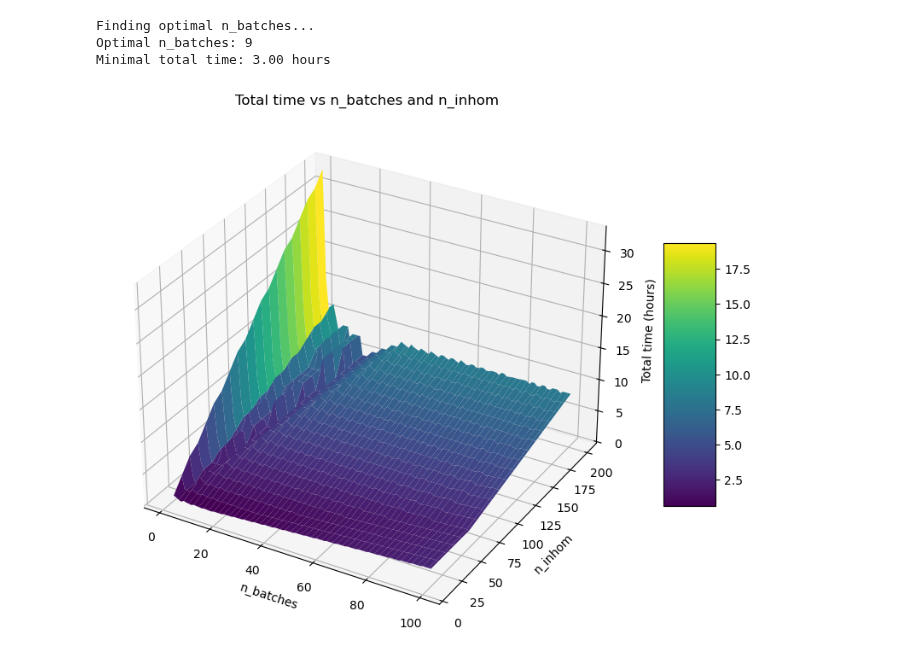
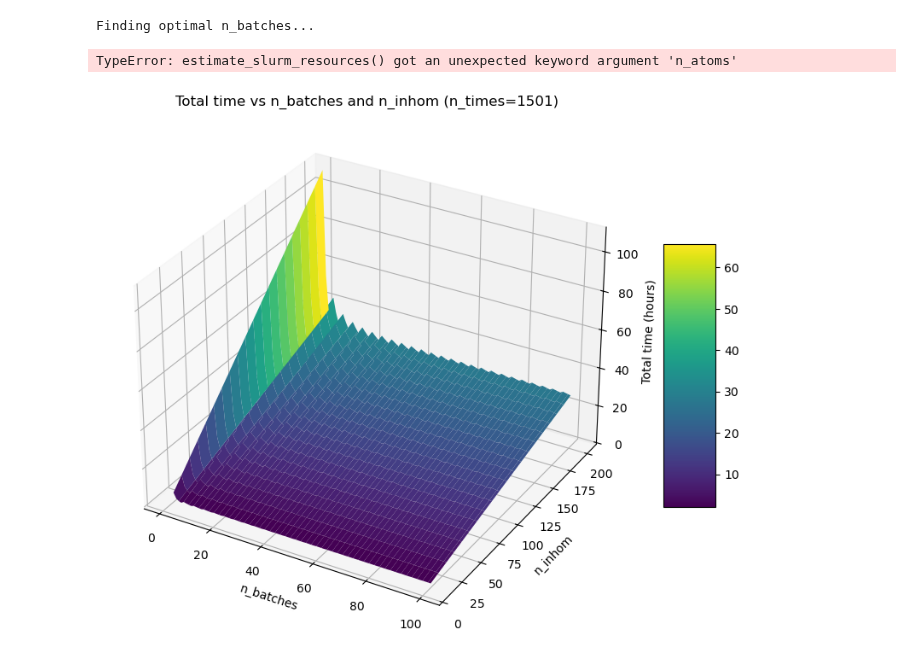
Before and after one commit to LBPhysics/2025_master_thesis_python_leopold_bodamer, a Jupyter notebook: notebooks/test_Slurm_ressources.ipynb, the cells around one changed output. Saved outputs shown, nothing was run; the diff lists cells and outputs as text; code cells hidden in the pictures.

```diff
--- a/notebooks/test_Slurm_ressources.ipynb
+++ b/notebooks/test_Slurm_ressources.ipynb
@@ -44,13 +63,19 @@ class MockSim:
 # %%
 test_cases = [
-    ('Currently i want to simulate: 2D (n_times=600) ME, 1 atom, length of times approx 1000', MockSim(ode_solver="ME", n_atoms=1, len_t=1000), 50, 600, 72),
+    ('1-atom ME monomer 2D spectroscopy, n_inhom=1, n_times=1501, n_batches=10', MockSim(ode_solver="ME", n_atoms=1), 1, 1501, 10),
+    ('1-atom ME monomer 2D spectroscopy, n_inhom=100, n_times=1501, n_batches=50', MockSim(ode_solver="ME", n_atoms=1), 100, 1501, 50),
+    ('1-atom BR monomer 2D spectroscopy, n_inhom=1, n_times=1501, n_batches=10', MockSim(ode_solver="BR", n_atoms=1), 1, 1501, 10),
+    ('1-atom BR monomer 2D spectroscopy, n_inhom=50, n_times=1501, n_batches=5', MockSim(ode_solver="BR", n_atoms=1), 50, 1501, 5),
+    ('2-atom ME dimer 2D spectroscopy, n_inhom=1, n_times=1501, n_batches=4', MockSim(ode_solver="ME", n_atoms=2), 1, 1501, 4),
+    ('2-atom BR dimer 2D spectroscopy, n_inhom=1, n_times=1501, n_batches=2', MockSim(ode_solver="BR", n_atoms=2), 1, 1501, 2),
+    ('6-atom BR dimer 2D spectroscopy, n_inhom=1, n_times=1501, n_batches=2', MockSim(ode_solver="BR", n_atoms=6), 1, 1501, 2),
 ]
 # %%
 # Run tests
 print("SLURM Resource Estimation Test Results")
 print("=" * 60)
 for desc, sim, n_inhom, n_times, n_batches in test_cases:
-    mem, time = estimate_slurm_resources(sim, n_inhom, n_times, n_batches)
+    mem, time = estimate_slurm_resources(n_inhom, n_times, n_batches, workers=sim.simulation_config.max_workers, N_dim=sim.system.dimension(), solver=sim.simulation_config.ode_solver)
     combos = n_times * n_inhom
     combos_per_batch = combos // n_batches
     print(f"{desc}:")
@@ -68,17 +104,9 @@ Currently i want to simulate: 2D (n_times=600) ME, 1 atom, length of times appro
+# %%
+def parse_time_to_seconds(time_str: str) -> float:
+    """Parse HH:MM:SS string to total seconds."""
+    h, m, s = map(int, time_str.split(':'))
+    return h * 3600 + m * 60 + s
 # %%
-import math
-
-def parse_time_to_seconds(time_str: str) -> float:
-    """Parse SLURM time string to seconds."""
-    if '-' in time_str:
-        days, rest = time_str.split('-')
-        days = int(days)
-        h, m, s = map(int, rest.split(':'))
-    else:
-        days = 0
-        h, m, s = map(int, time_str.split(':'))
-    return days * 86400 + h * 3600 + m * 60 + s
-
 def find_optimal_n_batches(sim, n_inhom: int, n_times: int) -> tuple[int, float]:
     """Find the optimal number of batches to minimize total time, considering max 4 parallel jobs."""
     combos = n_times * n_inhom
@@ -88,7 +116,7 @@ def find_optimal_n_batches(sim, n_inhom: int, n_times: int) -> tuple[int, float]
     # Loop over possible n_batches (limit to reasonable range for performance)
     max_batches = min(combos, 1000)  # Cap at 1000 to avoid long loops
     for n_batches in range(1, max_batches + 1):
-        mem, time_str = estimate_slurm_resources(sim, n_inhom, n_times, n_batches)
+        mem, time_str = estimate_slurm_resources(n_inhom, n_times, n_batches, workers=sim.simulation_config.max_workers, N_dim=sim.system.dimension(), solver=sim.simulation_config.ode_solver, n_atoms=sim.system.n_atoms)
         time_per_batch = parse_time_to_seconds(time_str)
         parallel_groups = math.ceil(n_batches / 4)
         total_time = parallel_groups * time_per_batch
@@ -100,13 +128,12 @@ def find_optimal_n_batches(sim, n_inhom: int, n_times: int) -> tuple[int, float]
 
 # Test the optimal finder
 print("Finding optimal n_batches...")
-optimal_batches, min_time_seconds = find_optimal_n_batches(test_cases[0][1], 100, 600)
+optimal_batches, min_time_seconds = find_optimal_n_batches(test_cases[0][1], 100, 1501)
 print(f"Optimal n_batches: {optimal_batches}")
 print(f"Minimal total time: {min_time_seconds / 3600:.2f} hours")
 # %% [output]
 Finding optimal n_batches...
-Optimal n_batches: 9
-Minimal total time: 3.00 hours
+TypeError: estimate_slurm_resources() got an unexpected keyword argument 'n_atoms'
 # %%
 import numpy as np
 import matplotlib.pyplot as plt
@@ -115,38 +142,38 @@ from mpl_toolkits.mplot3d import Axes3D
 # Define ranges
 n_inhom_range = np.arange(10, 201, 10)  # 10 to 200, step 10
 n_batches_range = np.arange(1, 101, 1)  # 1 to 100
-n_times = 600
+n_times = 1501
 sim = test_cases[0][1]
 
 # Initialize Z array
 Z = np.zeros((len(n_inhom_range), len(n_batches_range)))
 
 # Compute total time for each combination
 for i, n_inhom in enumerate(n_inhom_range):
     combos = n_times * n_inhom
     max_n_batches = min(combos, 1000)
     for j, n_batches in enumerate(n_batches_range):
         if n_batches > max_n_batches:
             Z[i, j] = np.nan  # or skip
             continue
-        mem, time_str = estimate_slurm_resources(sim, n_inhom, n_times, n_batches)
+        mem, time_str = estimate_slurm_resources(n_inhom, n_times, n_batches, workers=sim.simulation_config.max_workers, N_dim=sim.system.dimension(), solver=sim.simulation_config.ode_solver, n_atoms=sim.system.n_atoms)
         time_per_batch = parse_time_to_seconds(time_str)
         parallel_groups = math.ceil(n_batches / 4)
         total_time = parallel_groups * time_per_batch
         Z[i, j] = total_time / 3600  # convert to hours
 
 # Create meshgrid
 X, Y = np.meshgrid(n_batches_range, n_inhom_range)
 
 # Plot 3D surface
 fig = plt.figure(figsize=(10, 8))
 ax = fig.add_subplot(111, projection='3d')
 surf = ax.plot_surface(X, Y, Z, cmap='viridis', edgecolor='none')
 ax.set_xlabel('n_batches')
 ax.set_ylabel('n_inhom')
 ax.set_zlabel('Total time (hours)')
-ax.set_title('Total time vs n_batches and n_inhom')
+ax.set_title('Total time vs n_batches and n_inhom (n_times=1501)')
 fig.colorbar(surf, ax=ax, shrink=0.5, aspect=5)
 plt.show()
 # %% [output]
-[figure, old version]
+[figure, new version]
```
Also changed, not shown: parts of 4 cells of this notebook, 25 other files.
